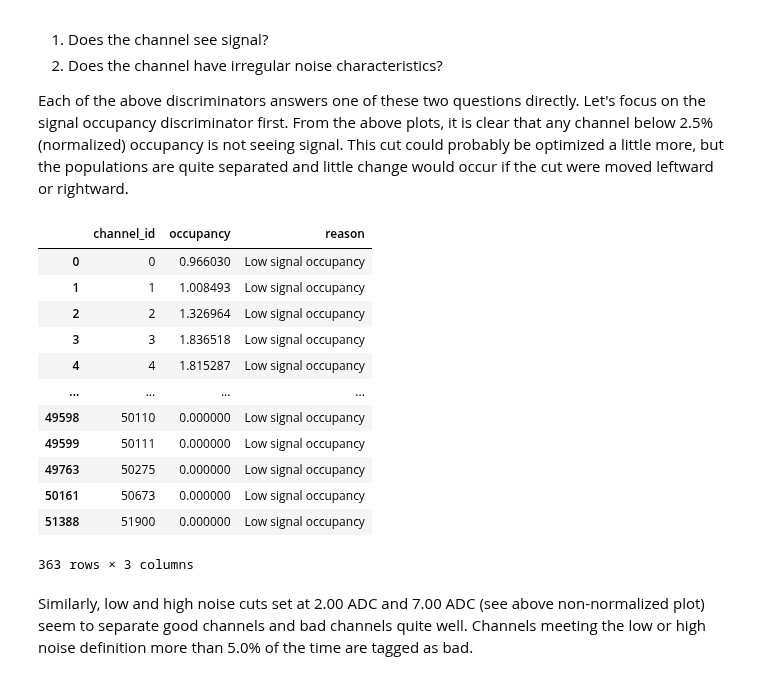
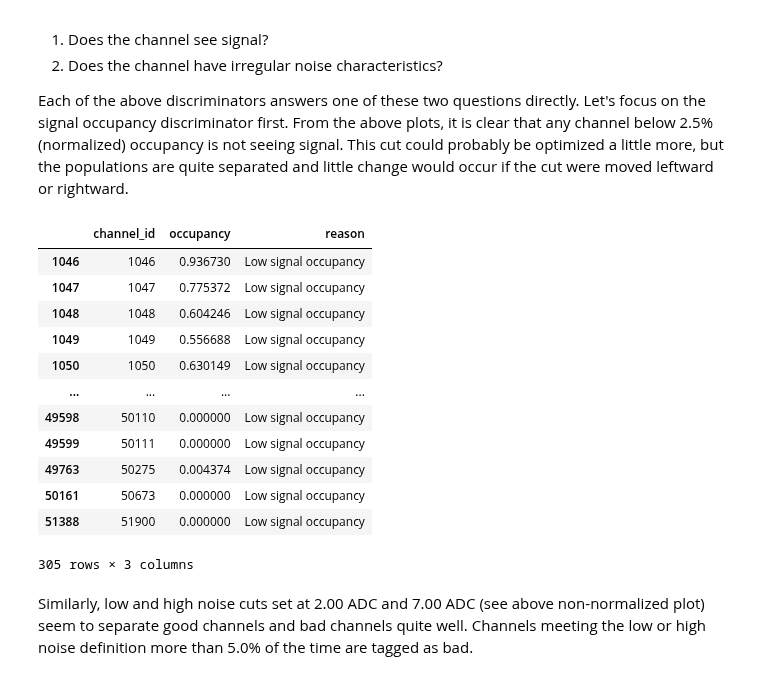
Before and after one commit to justinjmueller/icarus_tpc_analysis, a Jupyter notebook: tpc_channel_status/tpc_channel_status.ipynb, the cells around one changed output. Drawn from its saved outputs; the diff is of its cells as text; code cells hidden in the pictures.

```diff
--- a/tpc_channel_status/tpc_channel_status.ipynb
+++ b/tpc_channel_status/tpc_channel_status.ipynb
@@ -15,7 +15,7 @@ A fundamental requirement for the characterization of noise is the ability to ro
 The distribution of this quantity will be different for noise-only waveforms and for signal waveforms. We can use data taken with the cathode high voltage turned off to estimate the distribution for noise hits and data taken at nominal drift field to estimate the signal+noise distribution. The difference of these two can provide and estimate of the signal-only distribution. This information is useful for optimizing the signal rejection cut.
 # %%
 from tpc_channel_status_utilities import *
-rfcathodeon = uproot.open(f'{path}diagnose_output_10281.root')
+rfcathodeon = uproot.open(f'{path}diagnose_output_10281_dev.root')
 rfcathodeoff = uproot.open(f'{path}diagnose_output_10265.root')
 
 plot_max_signal_height(rfcathodeon, rfcathodeoff)
@@ -76,21 +76,21 @@ We now have two discriminators that can be used to characterize the performance
 
 Each of the above discriminators answers one of these two questions directly. Let's focus on the signal occupancy discriminator first. From the above plots, it is clear that any channel below 2.5% (normalized) occupancy is not seeing signal. This cut could probably be optimized a little more, but the populations are quite separated and little change would occur if the cut were moved leftward or rightward.
 # %%
-summarize_low_occupancy(rfcathodeon, cut=2.5)
+summarize_low_occupancy(rfcathodeon, cut=1.0)
 # %% [output]
 |  | channel_id | occupancy | reason |
-| 0 | 0 | 0.966030 | Low signal occupancy |
-| 1 | 1 | 1.008493 | Low signal occupancy |
-| 2 | 2 | 1.326964 | Low signal occupancy |
-| 3 | 3 | 1.836518 | Low signal occupancy |
-| 4 | 4 | 1.815287 | Low signal occupancy |
+| 1046 | 1046 | 0.936730 | Low signal occupancy |
+| 1047 | 1047 | 0.775372 | Low signal occupancy |
+| 1048 | 1048 | 0.604246 | Low signal occupancy |
+| 1049 | 1049 | 0.556688 | Low signal occupancy |
+| 1050 | 1050 | 0.630149 | Low signal occupancy |
 | ... | ... | ... | ... |
 | 49598 | 50110 | 0.000000 | Low signal occupancy |
 | 49599 | 50111 | 0.000000 | Low signal occupancy |
-| 49763 | 50275 | 0.000000 | Low signal occupancy |
+| 49763 | 50275 | 0.004374 | Low signal occupancy |
 | 50161 | 50673 | 0.000000 | Low signal occupancy |
 | 51388 | 51900 | 0.000000 | Low signal occupancy |
-363 rows × 3 columns
+305 rows × 3 columns
 # %% [markdown]
 Similarly, low and high noise cuts set at 2.00 ADC and 7.00 ADC (see above non-normalized plot) seem to separate good channels and bad channels quite well. Channels meeting the low or high noise definition more than 5.0% of the time are tagged as bad.
 # %%
```
Also changed, not shown: parts of 8 cells of this notebook, 5 other files.
